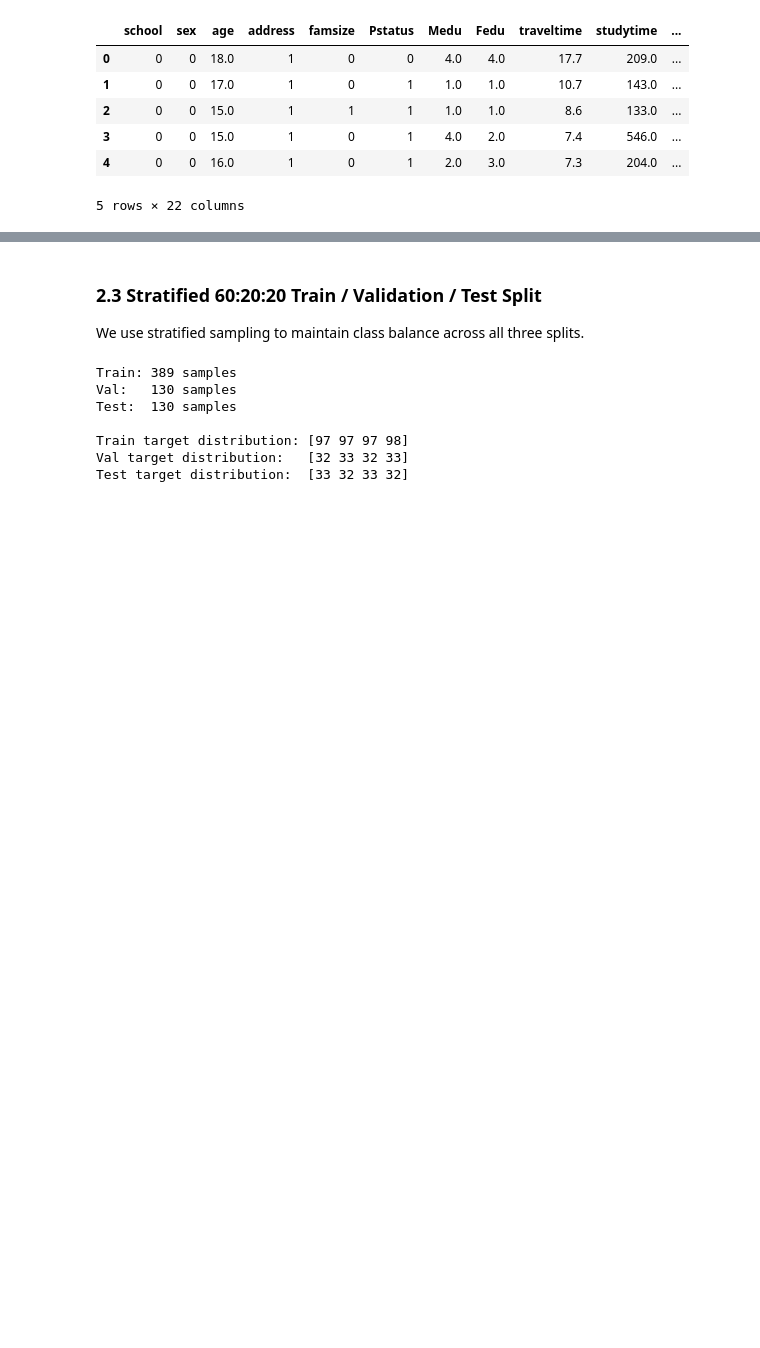
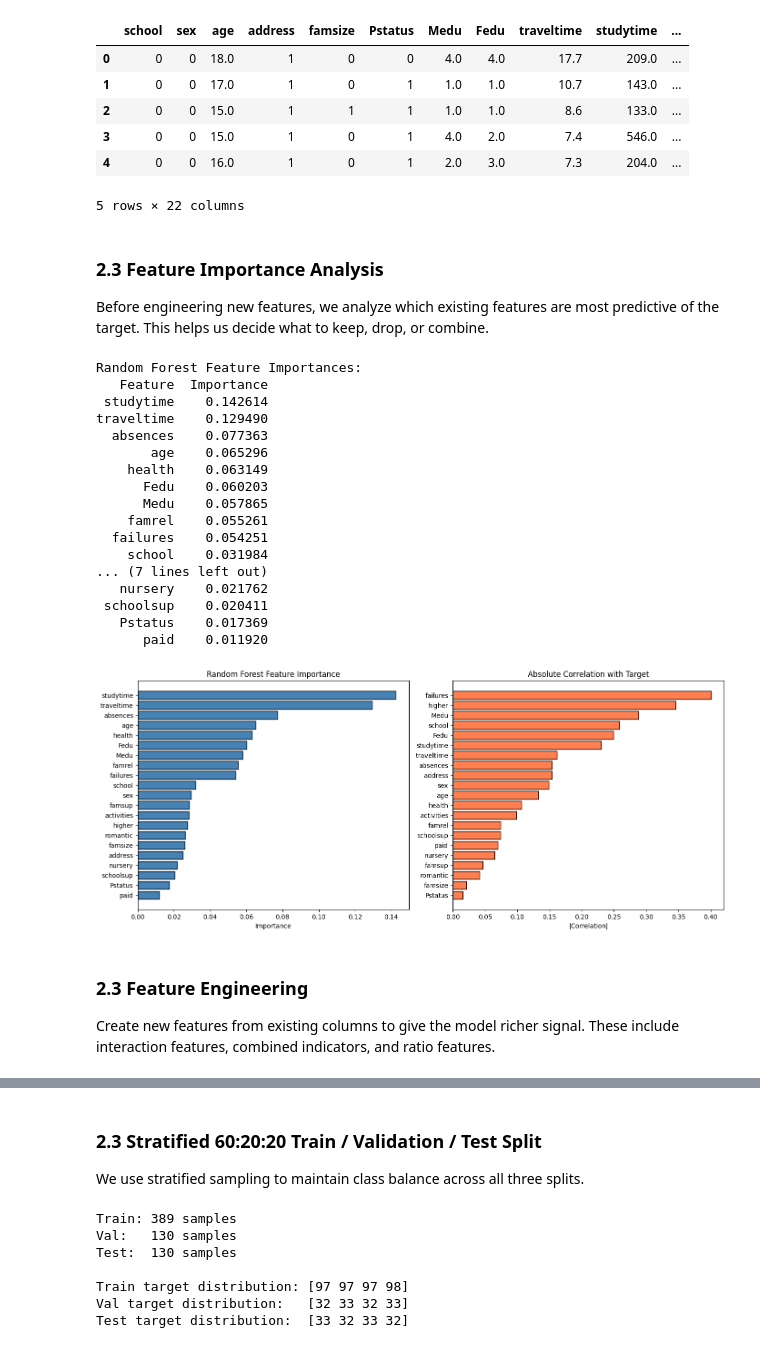
Before and after one commit to haunk/Multiclassification-by-neural-network, a Jupyter notebook: Assignment2_Question3.ipynb, the cells around one changed output, grey strips where cells are left out. Saved outputs shown, nothing was run; the diff lists cells and outputs as text; code cells hidden in the pictures; blank space fills up the shorter version.

```diff
--- a/Assignment2_Question3.ipynb
+++ b/Assignment2_Question3.ipynb
@@ -295,3 +295,69 @@ Encoded data sample:
 | 3 | 0 | 0 | 15.0 | 1 | 0 | 1 | 4.0 | 2.0 | 7.4 | 546.0 | ... |
 | 4 | 0 | 0 | 16.0 | 1 | 0 | 1 | 2.0 | 3.0 | 7.3 | 204.0 | ... |
 5 rows × 22 columns
+# %% [markdown]
+### 2.3 Feature Importance Analysis
+
+Before engineering new features, we analyze which existing features are most predictive of the target. This helps us decide what to keep, drop, or combine.
+# %%
+from sklearn.ensemble import RandomForestClassifier
+
+# Train a quick Random Forest to get feature importances
+X_temp_fi = df.drop('target', axis=1)
+y_temp_fi = df['target']
+
+rf = RandomForestClassifier(n_estimators=200, random_state=SEED)
+rf.fit(X_temp_fi, y_temp_fi)
+
+# Feature importances
+fi = pd.DataFrame({
+    'Feature': X_temp_fi.columns,
+    'Importance': rf.feature_importances_
+}).sort_values('Importance', ascending=False)
+
+print("Random Forest Feature Importances:")
+print(fi.to_string(index=False))
+
+# Correlation with target (absolute value)
+corr_with_target = df.corr()['target'].drop('target').abs().sort_values(ascending=False)
+
+# Plot both side by side
+fig, axes = plt.subplots(1, 2, figsize=(14, 6))
+
+# Plot 1: Random Forest importance
+axes[0].barh(fi['Feature'], fi['Importance'], color='steelblue', edgecolor='black')
+axes[0].set_xlabel('Importance')
+axes[0].set_title('Random Forest Feature Importance')
+axes[0].invert_yaxis()
+
+# Plot 2: Correlation with target
+axes[1].barh(corr_with_target.index, corr_with_target.values, color='coral', edgecolor='black')
+axes[1].set_xlabel('|Correlation|')
+axes[1].set_title('Absolute Correlation with Target')
+axes[1].invert_yaxis()
+
+plt.tight_layout()
+plt.show()
+# %% [output]
+Random Forest Feature Importances:
+   Feature  Importance
+ studytime    0.142614
+traveltime    0.129490
+  absences    0.077363
+       age    0.065296
+    health    0.063149
+      Fedu    0.060203
+      Medu    0.057865
+    famrel    0.055261
+  failures    0.054251
+    school    0.031984
+... (7 lines left out)
+   nursery    0.021762
+ schoolsup    0.020411
+   Pstatus    0.017369
+      paid    0.011920
+[figure, added]
+# %% [markdown]
+### 2.3 Feature Engineering
+
+Create new features from existing columns to give the model richer signal. These include interaction features, combined indicators, and ratio features.
```
Also changed, not shown: parts of 13 cells of this notebook.
